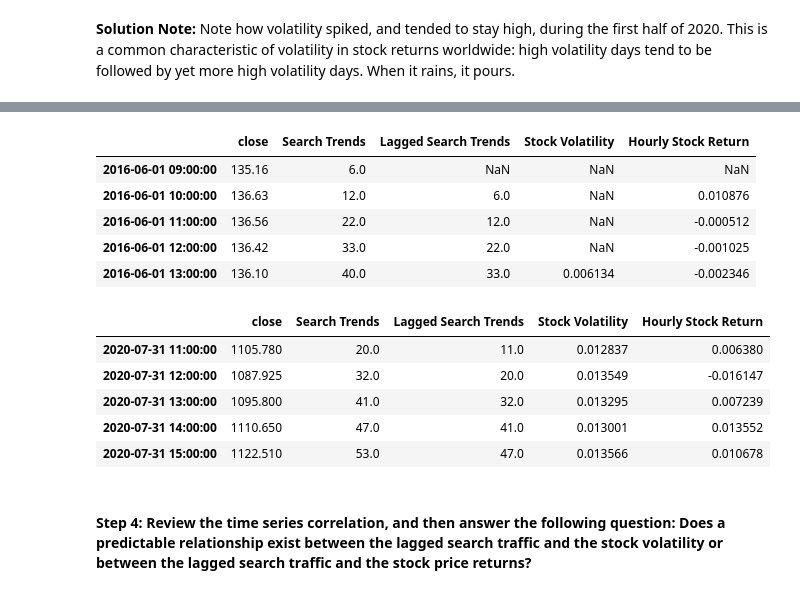
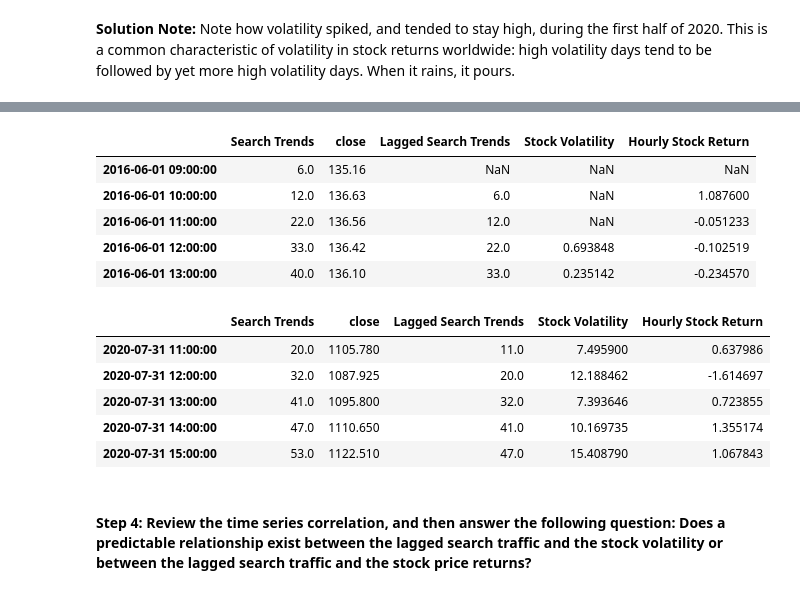
Before and after one commit to pooleel/prophet-challenge, a Jupyter notebook: forecasting_net_prophet.ipynb, the cells around one changed output, grey strips where cells are left out. Drawn from its saved outputs; the diff is of its cells as text; code cells hidden in the pictures.

```diff
--- a/forecasting_net_prophet.ipynb
+++ b/forecasting_net_prophet.ipynb
@@ -254,7 +277,9 @@ URLError: <urlopen error [Errno 11002] getaddrinfo failed>
 # %%
 # Concatenate the df_mercado_stock DataFrame with the df_mercado_trends DataFrame
 # Concatenate the DataFrame by columns (axis=1), and drop and rows with only one column of data
-
+df_combined = pd.concat([df_mercado_trends, df_mercado_stock], axis=1).dropna()
 
 # View the first and last five rows of the DataFrame
+display(df_combined.head())
+display(df_combined.tail())
 # %% [output]
@@ -312,6 +340,8 @@ array([<Axes: >, <Axes: >], dtype=object)
 # %%
 # Create a new column in the mercado_stock_trends_df DataFrame called Lagged Search Trends
 # This column should shift the Search Trends information by one hour
+df_combined["Lagged Search Trends"] = df_combined["Search Trends"].shift(1)
 # %%
 # Create a new column in the mercado_stock_trends_df DataFrame called Stock Volatility
 # This column should calculate the standard deviation of the closing stock price return data over a 4 period rolling window
+df_combined["Stock Volatility"] = df_combined["close"].rolling(window=4).std()
@@ -325,3 +362,7 @@ array([<Axes: >, <Axes: >], dtype=object)
 # %%
 # Create a new column in the mercado_stock_trends_df DataFrame called Hourly Stock Return
 # This column should calculate hourly return percentage of the closing price
+
+df_combined["Hourly Stock Return"] = df_combined["close"].pct_change() * 100
+display(df_combined.head())
+display(df_combined.tail())
@@ -328,18 +382,20 @@ array([<Axes: >, <Axes: >], dtype=object)
 # %%
 # View the first and last five rows of the mercado_stock_trends_df DataFrame
+display(df_combined.head())
+display(df_combined.tail())
 # %% [output]
-|  | close | Search Trends | Lagged Search Trends | Stock Volatility | Hourly Stock Return |
-| 2016-06-01 09:00:00 | 135.16 | 6.0 | NaN | NaN | NaN |
-| 2016-06-01 10:00:00 | 136.63 | 12.0 | 6.0 | NaN | 0.010876 |
-| 2016-06-01 11:00:00 | 136.56 | 22.0 | 12.0 | NaN | -0.000512 |
-| 2016-06-01 12:00:00 | 136.42 | 33.0 | 22.0 | NaN | -0.001025 |
-| 2016-06-01 13:00:00 | 136.10 | 40.0 | 33.0 | 0.006134 | -0.002346 |
+|  | Search Trends | close | Lagged Search Trends | Stock Volatility | Hourly Stock Return |
+| 2016-06-01 09:00:00 | 6.0 | 135.16 | NaN | NaN | NaN |
+| 2016-06-01 10:00:00 | 12.0 | 136.63 | 6.0 | NaN | 1.087600 |
+| 2016-06-01 11:00:00 | 22.0 | 136.56 | 12.0 | NaN | -0.051233 |
+| 2016-06-01 12:00:00 | 33.0 | 136.42 | 22.0 | 0.693848 | -0.102519 |
+| 2016-06-01 13:00:00 | 40.0 | 136.10 | 33.0 | 0.235142 | -0.234570 |
-|  | close | Search Trends | Lagged Search Trends | Stock Volatility | Hourly Stock Return |
-| 2020-07-31 11:00:00 | 1105.780 | 20.0 | 11.0 | 0.012837 | 0.006380 |
-| 2020-07-31 12:00:00 | 1087.925 | 32.0 | 20.0 | 0.013549 | -0.016147 |
-| 2020-07-31 13:00:00 | 1095.800 | 41.0 | 32.0 | 0.013295 | 0.007239 |
-| 2020-07-31 14:00:00 | 1110.650 | 47.0 | 41.0 | 0.013001 | 0.013552 |
-| 2020-07-31 15:00:00 | 1122.510 | 53.0 | 47.0 | 0.013566 | 0.010678 |
+|  | Search Trends | close | Lagged Search Trends | Stock Volatility | Hourly Stock Return |
+| 2020-07-31 11:00:00 | 20.0 | 1105.780 | 11.0 | 7.495900 | 0.637986 |
+| 2020-07-31 12:00:00 | 32.0 | 1087.925 | 20.0 | 12.188462 | -1.614697 |
+| 2020-07-31 13:00:00 | 41.0 | 1095.800 | 32.0 | 7.393646 | 0.723855 |
+| 2020-07-31 14:00:00 | 47.0 | 1110.650 | 41.0 | 10.169735 | 1.355174 |
+| 2020-07-31 15:00:00 | 53.0 | 1122.510 | 47.0 | 15.408790 | 1.067843 |
 # %% [markdown]
 #### Step 4: Review the time series correlation, and then answer the following question: Does a predictable relationship exist between the lagged search traffic and the stock volatility or between the lagged search traffic and the stock price returns?
 # %%
```
Also changed, not shown: parts of 11 cells of this notebook.
